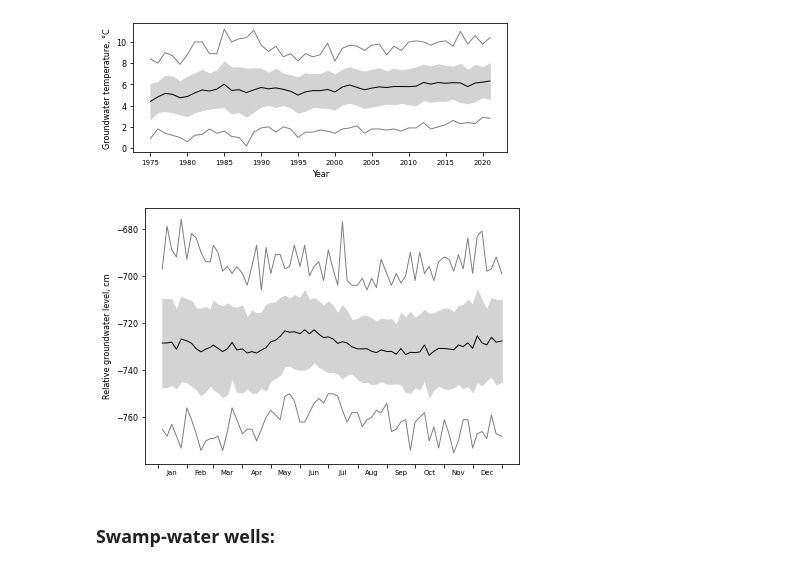
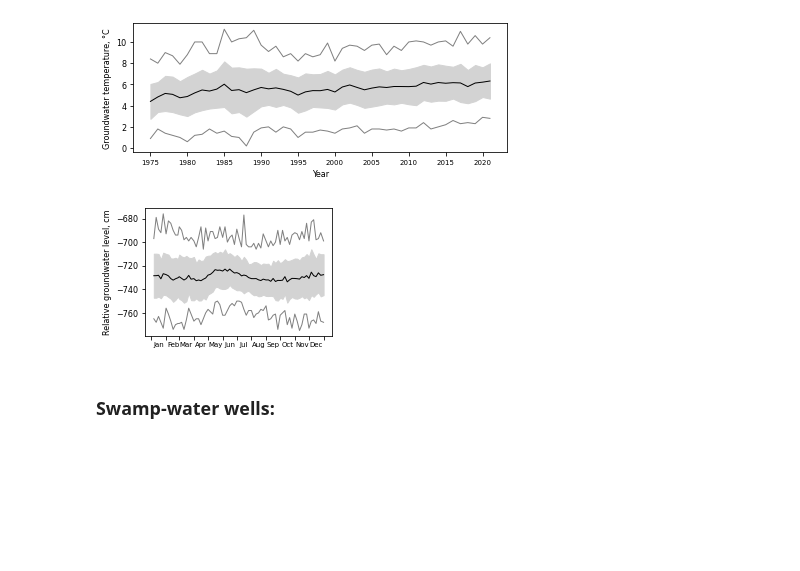
Before and after one commit to shi-hydrology/lammin-suo-plots, a Jupyter notebook: lammin_suo_plots.ipynb, the cells around one changed output. Cells and saved outputs as stored; diff of their text form; code cells hidden in the pictures; blank space fills up the shorter version.

```diff
--- a/lammin_suo_plots.ipynb
+++ b/lammin_suo_plots.ipynb
@@ -790,36 +821,36 @@ Well #390 - 403 observations
 f = "groundwater-level_daily_1964-1986.csv"
 
 fig, ax = plt.subplots()
-fig.set_size_inches(2*wu, 2*hu)
+fig.set_size_inches(1*wu, 1*hu)
 
 tmp = prepare(os.path.join(work_dir, f))
 tmp.sort_index(inplace=True)
 
 tmp = tmp.loc[tmp["GW_WELL"] == 377]  # this well is located on the dome
 
 # in some years there were daily observations, in some 10-day
 # we need only 10-day observation to remain:
 tmp["LDAY"] = tmp.index + MonthEnd(0)  # the last day of the month
 tmp["DEL"] = ~tmp.index.day.isin((5, 10, 15, 20, 25)) & ~(tmp.index == tmp["LDAY"])
 tmp = tmp.loc[~tmp["DEL"]]
 # display(tmp)
 
 # next we need to merge 29th Feb with the 28ths
 # otherwise it breaks the behaviour of the calc_intra_annual function
 tmp.index = np.where((tmp.index.month == 2) & (tmp.index.day == 29), tmp.index - timedelta(days=1), tmp.index)
 # display(tmp.loc[(tmp.index.month == 2) & (tmp.index.day > 27)])  # every row should have the index of "YYYY-02-28"
 
 df = calc_intra_annual(tmp, "GW_LEVEL")
 plot_intra_annual(df, ax)
 
 ax.set_ylabel("Relative groundwater level, cm")
 # ax.set_xlabel("Day of year")
 monthly_ticks(ax)
 
 fig_path = os.path.join(fig_dir, "test_groundwater-level-intra.png")
 plt.savefig(fig_path, dpi=300, transparent=False, facecolor="white")
 # %% [output]
-[figure, old version]
+[figure, new version]
 # %% [markdown]
 ### Swamp-water wells:
 # %% [markdown]
```
Also changed, not shown: parts of 4 cells of this notebook.
